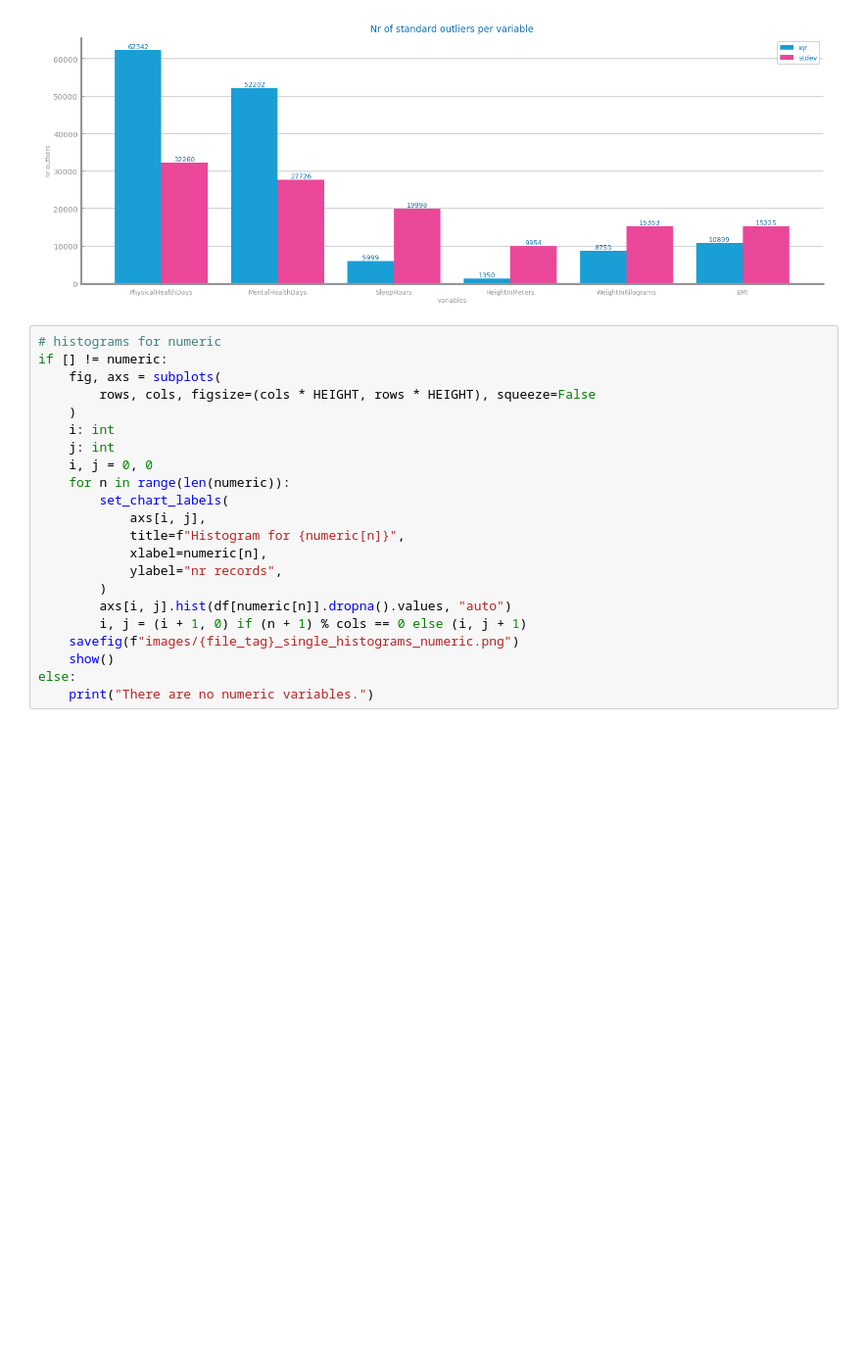
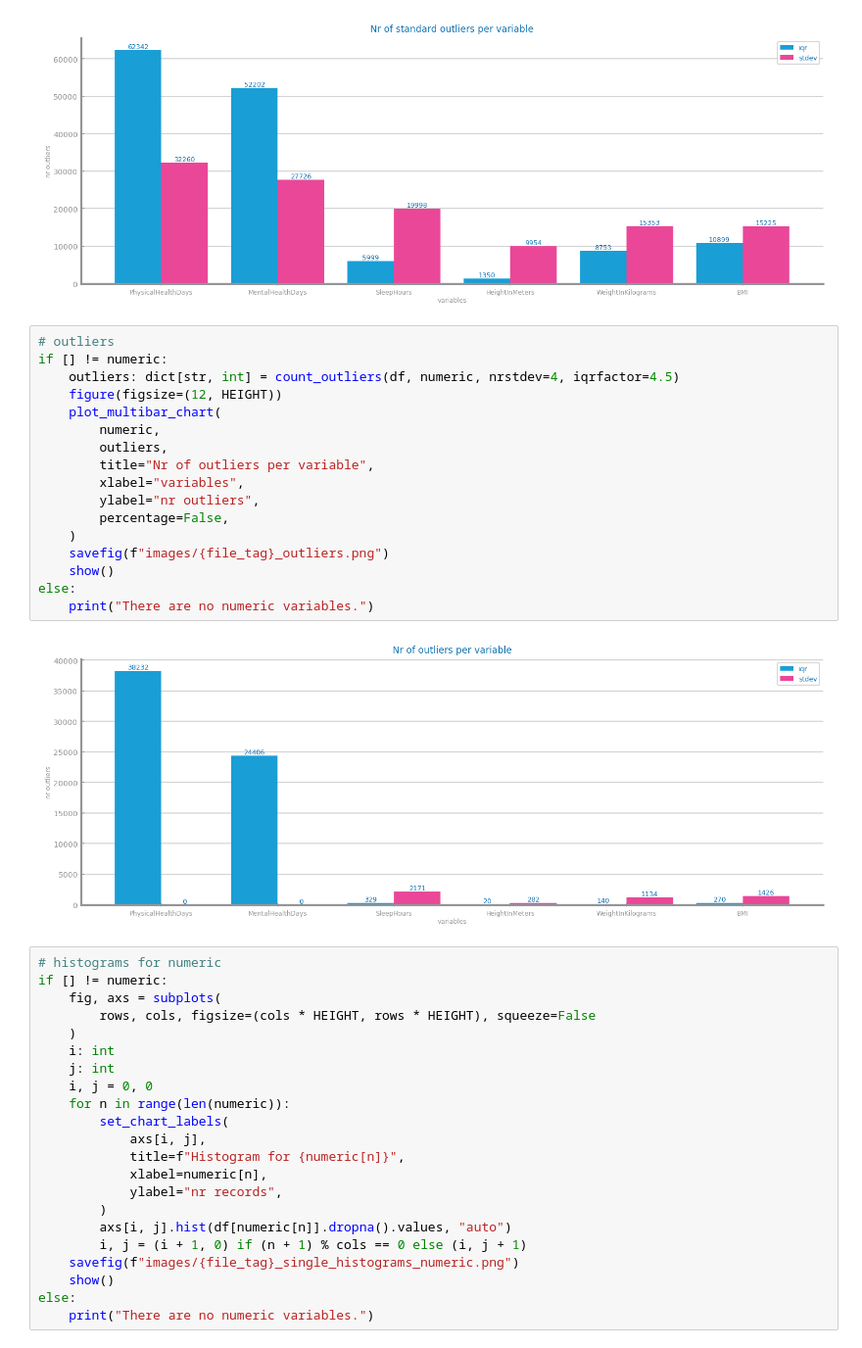
Before and after one commit to raquelfmcardoso/datascience-2023-2024-project, a Jupyter notebook: classification/covid_dataprofiling.ipynb, the cells around one changed output. Shown: that part at 98% size. Drawn from its saved outputs; the diff is of its cells as text; blank space fills up the shorter version.

Commit message:
outliers v2

```diff
--- a/classification/covid_dataprofiling.ipynb
+++ b/classification/covid_dataprofiling.ipynb
@@ -224,6 +224,25 @@ else:
     print("There are no numeric variables.")
 # %% [output]
 [figure]
+# %%
+# outliers
+if [] != numeric:
+    outliers: dict[str, int] = count_outliers(df, numeric, nrstdev=4, iqrfactor=4.5)
+    figure(figsize=(12, HEIGHT))
+    plot_multibar_chart(
+        numeric,
+        outliers,
+        title="Nr of outliers per variable",
+        xlabel="variables",
+        ylabel="nr outliers",
+        percentage=False,
+    )
+    savefig(f"images/{file_tag}_outliers.png")
+    show()
+else:
+    print("There are no numeric variables.")
+# %% [output]
+[figure, added]
 # %%
 # histograms for numeric
 if [] != numeric:
```
Also changed, not shown: parts of 1 cell of this notebook, 4 other files.
